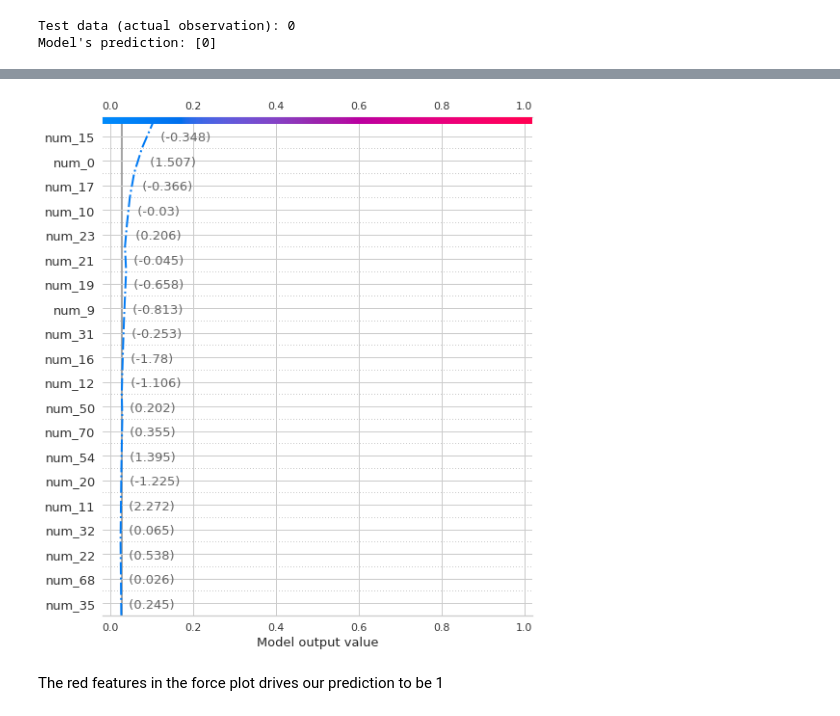
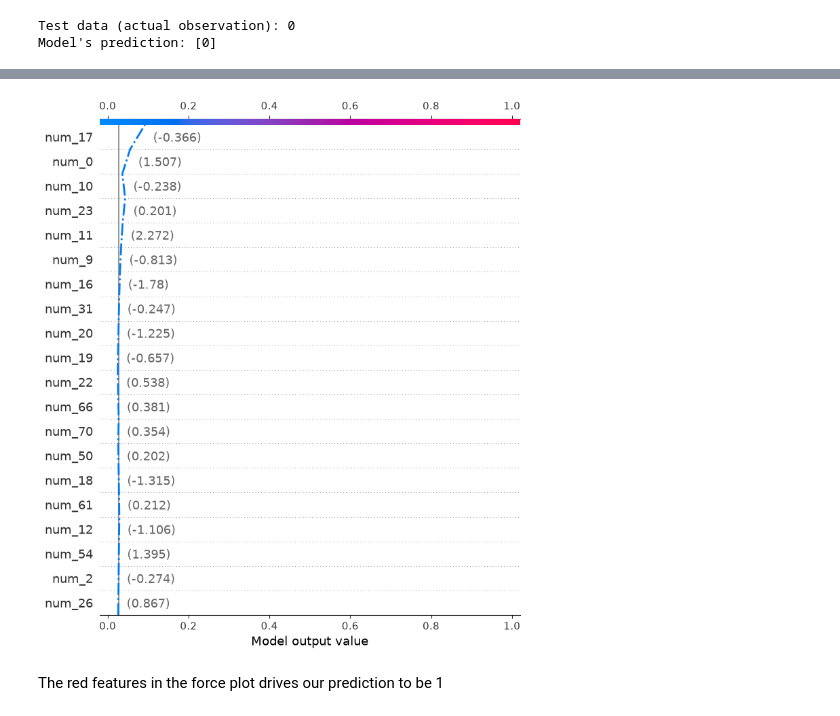
Before and after one commit to Naveensadanandan/Trust-Calibrated-Explainability-Interface, a Jupyter notebook: notebooks/credit-part4-Evaluation_Put_all_org.ipynb, the cells around one changed output, grey strips where cells are left out. Cells and saved outputs as stored; diff of their text form; code cells hidden in the pictures.

```diff
--- a/notebooks/credit-part4-Evaluation_Put_all.ipynb
+++ b/notebooks/credit-part4-Evaluation_Put_all_org.ipynb
@@ -1675,10 +1643,15 @@ shap.force_plot(explainer.expected_value[1],
 <shap.plots._force.AdditiveForceVisualizer at 0x...>
 # %%
-shap.decision_plot(explainer.expected_value[1]
-                   , shap_values[1][fraudvalue,:], x_pre[fraudvalue],
-                   link='logit', highlight=0,feature_names=list_feature_names)
+shap.decision_plot(
+    explainer.expected_value,
+    shap_values[fraudvalue],
+    x_pre[fraudvalue],
+    feature_names=list_feature_names,
+    link="logit",
+    highlight=0
+)
 # %% [output]
-[figure, old version]
+[figure, new version]
 # %% [markdown]
 The red features in the force plot drives our prediction to be 1
 # %%
```
Also changed, not shown: parts of 21 cells of this notebook, 1 other file.
